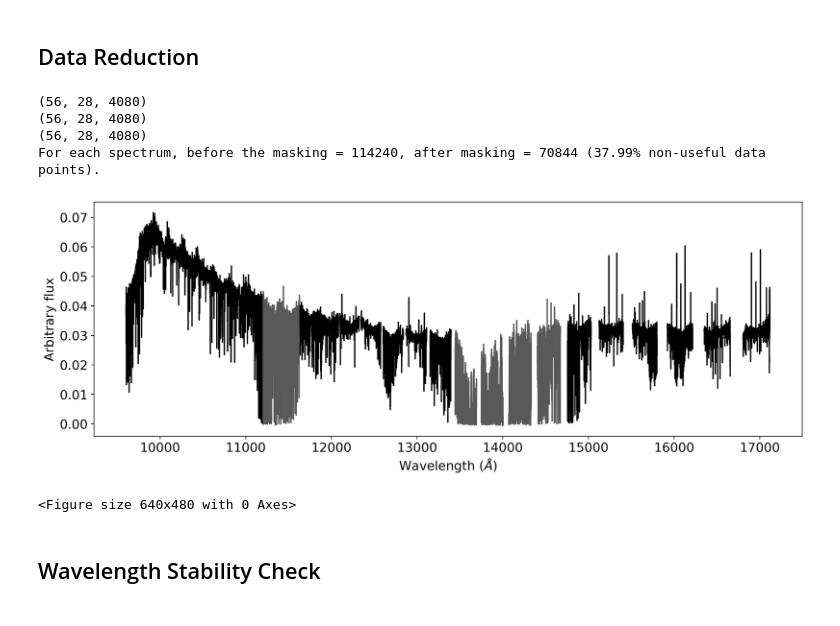
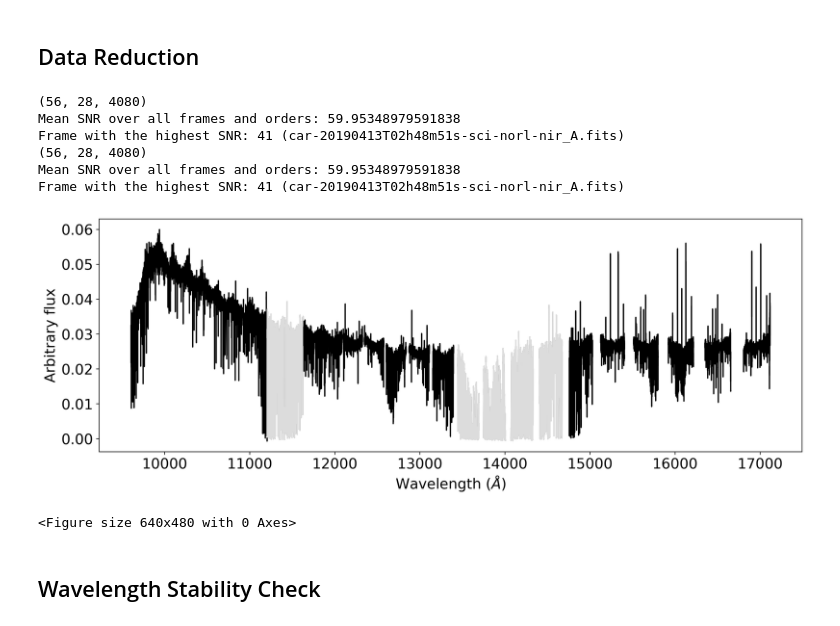
Before and after one commit to salirafi/High-Resolution-Transmission-Spectroscopy-Analysis-of-HD-149026-b, a Jupyter notebook: data_reduction_original.ipynb, the cells around one changed output. Saved outputs shown, nothing was run; the diff lists cells and outputs as text; code cells hidden in the pictures.

```diff
--- a/data_reduction_original.ipynb
+++ b/data_reduction_original.ipynb
@@ -1027,6 +1037,7 @@ oh_rousselot = pd.read_excel (r'sky_emission/Emission_NIR_Atlas_Rousselot.xlsx',
 oh_rousselot = oh_rousselot.to_numpy()
 
 bad_frame = [71,43,41,40,19,18,17,16,15,6,5,4,3,2,1,0] # frames with S/N below 50
+# bad_frame = [71,44,43,41,40,19,18,17,16,15,6,5,4,3,2,1,0] # frames with S/N below 50 and frame #44 (possible outlier)
 
 bad_order = [9,10,18,19,20,21]
 tel_order = [0,8,11,12,13,15,16,17,22,23,24,25]
@@ -1050,31 +1061,43 @@ data = Data_Reduction(data_path,oh,nonoh,oh_rousselot,carm_nir_order,bad_frame,b
                     binmedfil,bingauss,continum_minimum,**plot)
 
 flux_star, error_star, wave_star, snr, airmass, humid, data_info = data.data_prep()
-wave,flux,error = data.normalization_and_masking()
+flux,error,wave= data.normalization_and_masking()
 flux,error,error_outer,wave,data_info = data.perform_reduction(print_mask_count=True,common_conti=True)
+
+# convert MJD_UTC to BJD_TDB for observation
+JD_mid = (data_info['MJD'] + 0.5*data_info['exptime']/24/3600) + 2400000.5
+JDUTC = astropy.time.Time(JD_mid, format='jd', scale='utc')
+data_info['BJD'] = barycorrpy.utc_tdb.JDUTC_to_BJDTDB(JDUTC,starname='HD 149026', lat=37.2236, longi=-2.54625, alt=2168)[0] - 2400000
+
+# calculate bary_corr
+for i in range(len(JD_mid)):
+    data_info['RV_cor'][i], hjd = pyasl.helcorr(-2.54625, 37.2236, 2168, \
+            (16+30/60+29.6185771608/3600)*15, 38+20/60+50.308980864/3600, JD_mid[i])
 # %% [output]
 (56, 28, 4080)
+Mean SNR over all frames and orders: 59.95348979591838
+Frame with the highest SNR: 41 (car-20190413T02h48m51s-sci-norl-nir_A.fits)
 (56, 28, 4080)
-(56, 28, 4080)
-For each spectrum, before the masking = 114240, after masking = 70844 (37.99% non-useful data points).
+Mean SNR over all frames and orders: 59.95348979591838
+Frame with the highest SNR: 41 (car-20190413T02h48m51s-sci-norl-nir_A.fits)
 # %%
 plt.figure(figsize=(15,5),dpi=300)
-lbl = 15
+lbl = 17
 bad_order = [9,10,18,19,20,21]
-frame = 33
+frame = 32
 for i in range(28):
     plt.plot(wave_star[i][frame],flux_star[i][frame],c='black')
     if i in bad_order:
-        plt.plot(wave_star[i][frame],flux_star[i][frame],c='gray',alpha=0.7)
+        plt.plot(wave_star[i][frame],flux_star[i][frame],c='gainsboro',alpha=1.0)
 plt.xlabel(r'Wavelength ($\AA$)',fontsize=lbl)
 plt.ylabel('Arbitrary flux',fontsize=lbl)
 plt.tick_params(axis='both', which='major', labelsize=lbl)
 
 plt.savefig("figures/masked_orders.pdf",format="pdf",dpi=200,bbox_inches="tight",pad_inches=0.1)
 plt.show(block=False)
 plt.clf()
 # %% [output]
-[figure, old version]
+[figure, new version]
 <Figure size 640x480 with 0 Axes>
 # %% [markdown]
 ## Wavelength Stability Check
```
Also changed, not shown: parts of 15 cells of this notebook, 7 other files.
